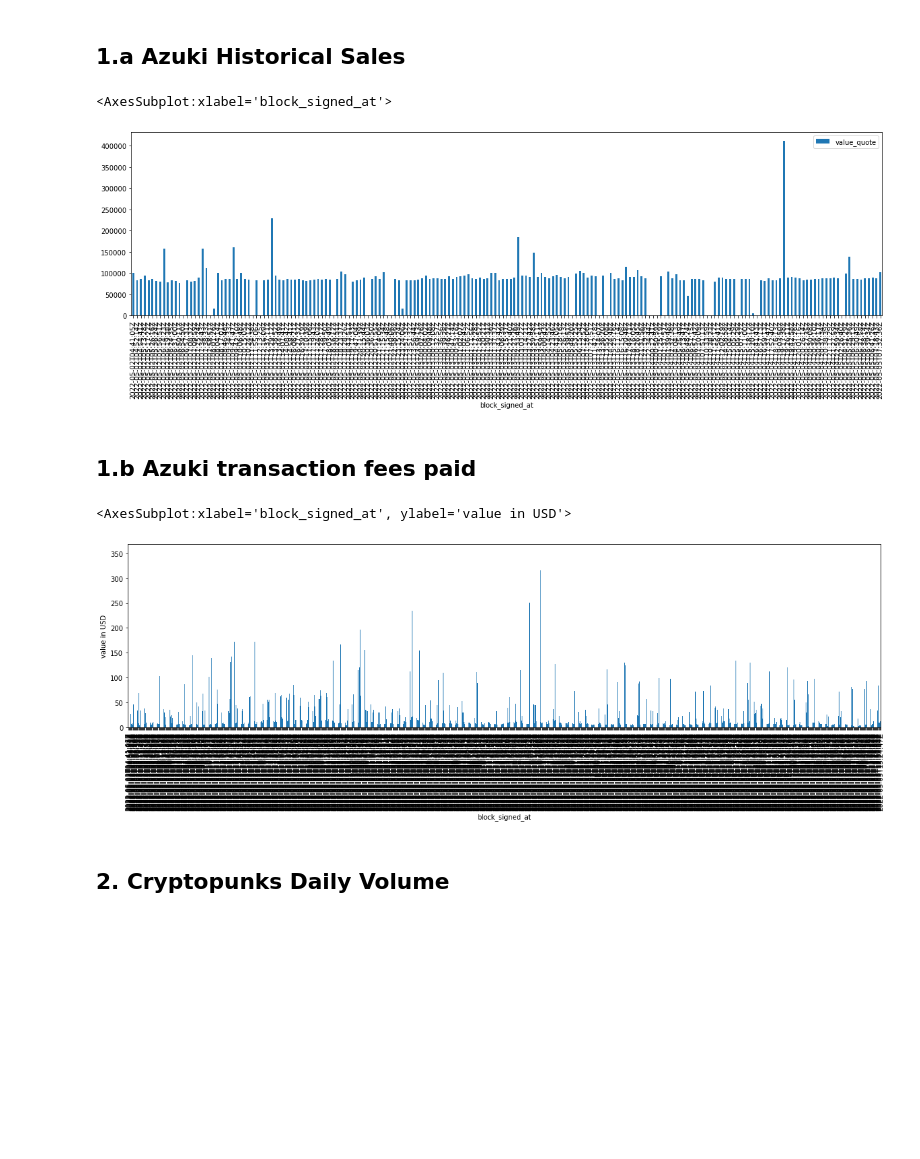
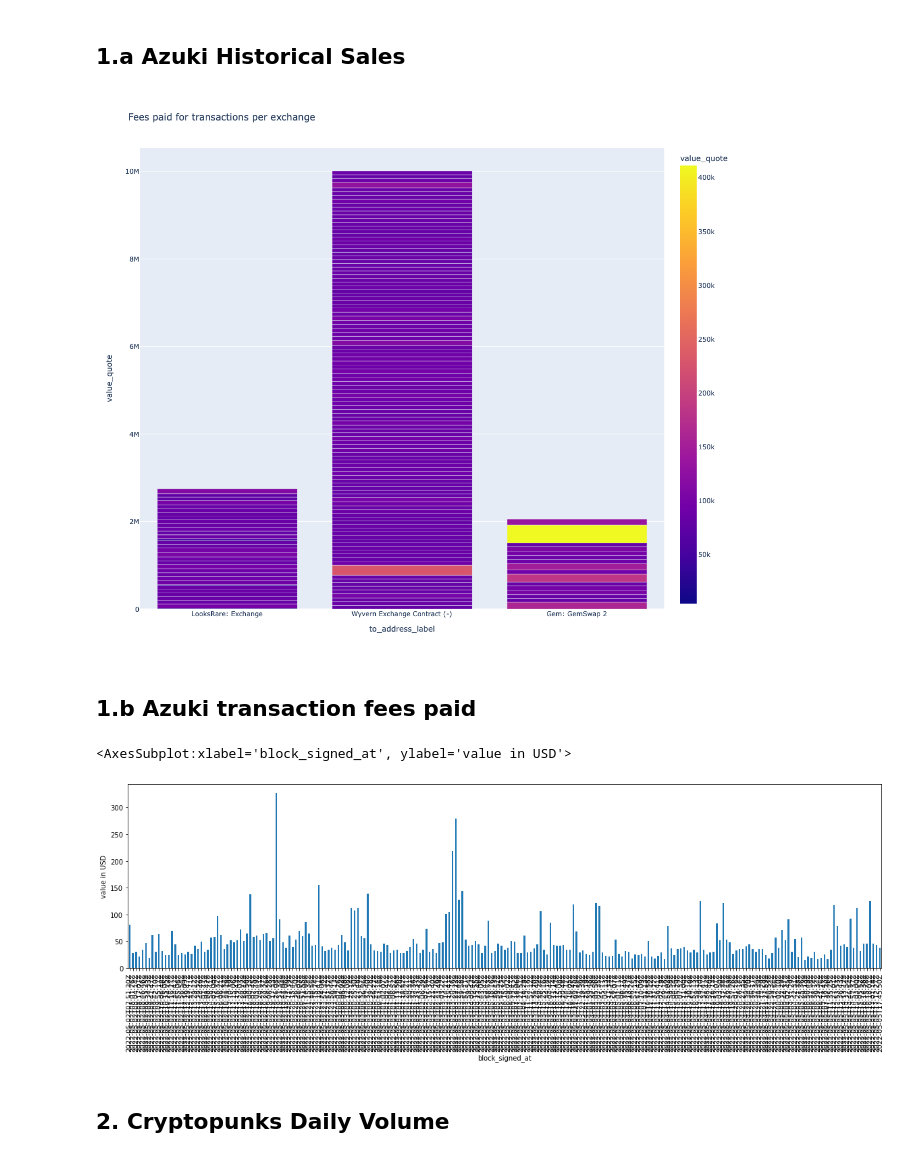
Before and after one commit to mmsaki/nft-trading-analysis, a Jupyter notebook: azuki_analysis.ipynb, the cells around one changed output. Saved outputs shown, nothing was run; the diff lists cells and outputs as text; code cells hidden in the pictures; blank space fills up the shorter version.

```diff
--- a/azuki_analysis.ipynb
+++ b/azuki_analysis.ipynb
@@ -153,14 +153,21 @@ azuki_tx_df.head()
 ## 1.a Azuki Historical Sales
 # %%
 # Filter Through data for non null transactions
-azuki_sales_df = azuki_tx_df[azuki_tx_df['value_quote'] != '0']
+azuki_sales_df = azuki_tx_df[azuki_tx_df['value_quote'] != 0]
 azuki_sales = azuki_sales_df[azuki_sales_df['to_address_label'].notnull()]
 
-# View transaction data
-azuki_sales.plot.bar(rot = 90, figsize = (20,5))
+# Creating the plot using plotly express
+azuki_fig = px.bar(azuki_sales,
+             x='to_address_label',
+             y= 'value_quote',
+             color='value_quote',
+             height=1020,
+             width = 1000,
+             title="Fees paid for transactions per exchange"
+            )
+azuki_fig.show()
 # %% [output]
-<AxesSubplot:xlabel='block_signed_at'>
-[figure, old version]
+[figure, new version]
 # %% [markdown]
 ## 1.b Azuki transaction fees paid
 # %%
@@ -170,7 +177,7 @@ azuki_fees = azuki_sales_df['fees_paid'].astype(int)/10**18*eth_value
 azuki_fees.plot.bar(rot = 90, figsize = (20,5), ylabel = 'value in USD')
 # %% [output]
 <AxesSubplot:xlabel='block_signed_at', ylabel='value in USD'>
-[figure, old version]
+[figure, new version]
 # %% [markdown]
 ## 2. Cryptopunks Daily Volume
 # %%
```
Also changed, not shown: parts of 20 cells of this notebook.
